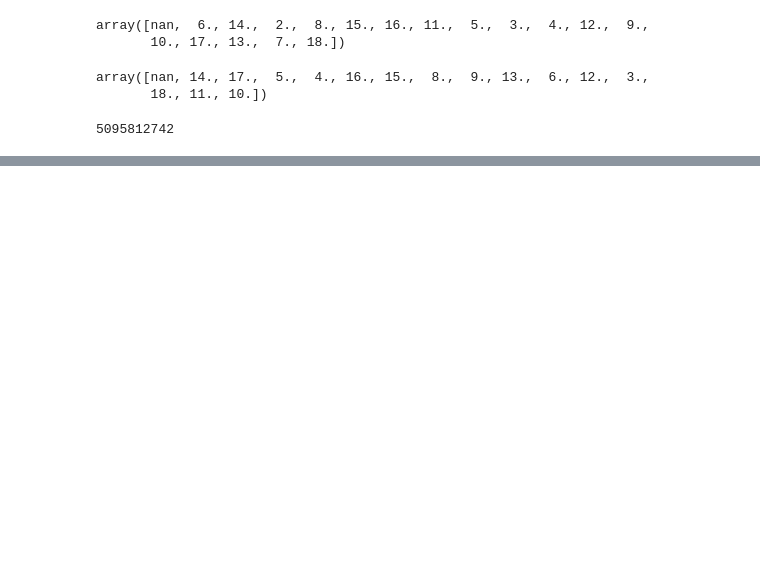
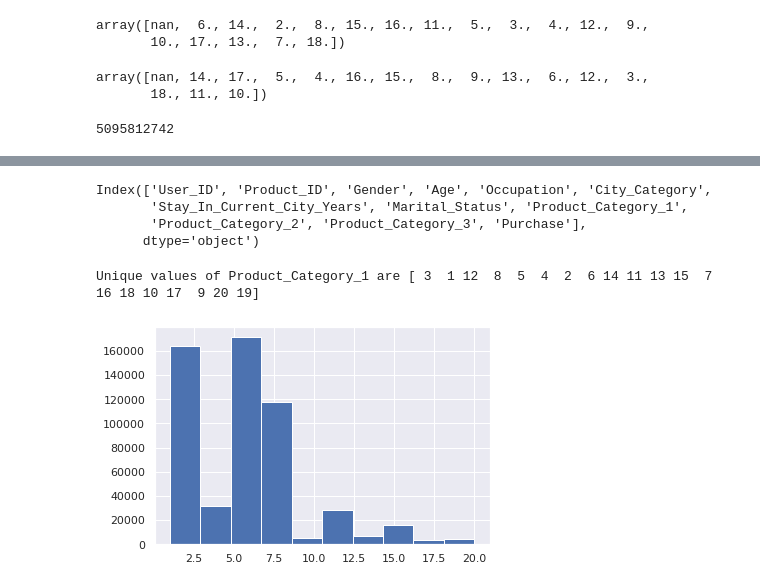
Before and after one commit to MehboobaC/Black-Friday-Sales-Analysis, a Jupyter notebook: TEAM_5.ipynb, the cells around one changed output, grey strips where cells are left out. Cells and saved outputs as stored; diff of their text form; code cells hidden in the pictures; blank space fills up the shorter version.

```diff
--- a/TEAM_5.ipynb
+++ b/TEAM_5.ipynb
@@ -373,3 +316,0 @@ missing_value_df
-# %%
-# Removing Product_Category_2 and Product_Category_3 columns
-data=data.drop(['Product_Category_2','Product_Category_3'],axis=1)
@@ -387,0 +365,13 @@ data.head()
+# %%
+data.columns
+# %% [output]
+Index(['User_ID', 'Product_ID', 'Gender', 'Age', 'Occupation', 'City_Category',
+       'Stay_In_Current_City_Years', 'Marital_Status', 'Product_Category_1',
+       'Product_Category_2', 'Product_Category_3', 'Purchase'],
+      dtype='object')
+# %%
+data['Product_Category_1'].hist()
+print('Unique values of Product_Category_1 are', data['Product_Category_1'].unique())
+# %% [output]
+Unique values of Product_Category_1 are [ 3  1 12  8  5  4  2  6 14 11 13 15  7 16 18 10 17  9 20 19]
+[figure, added]
```
Also changed, not shown: parts of 249 cells of this notebook.
